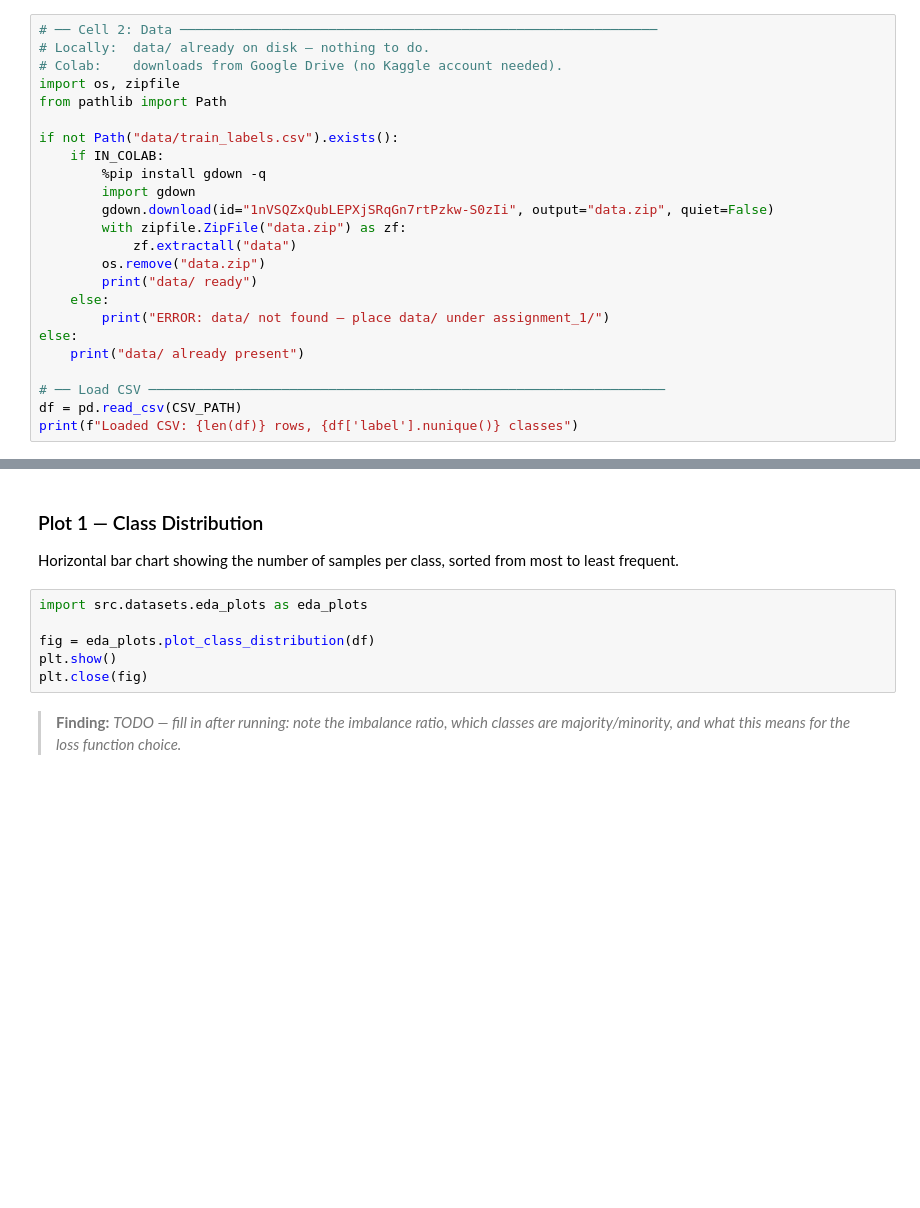
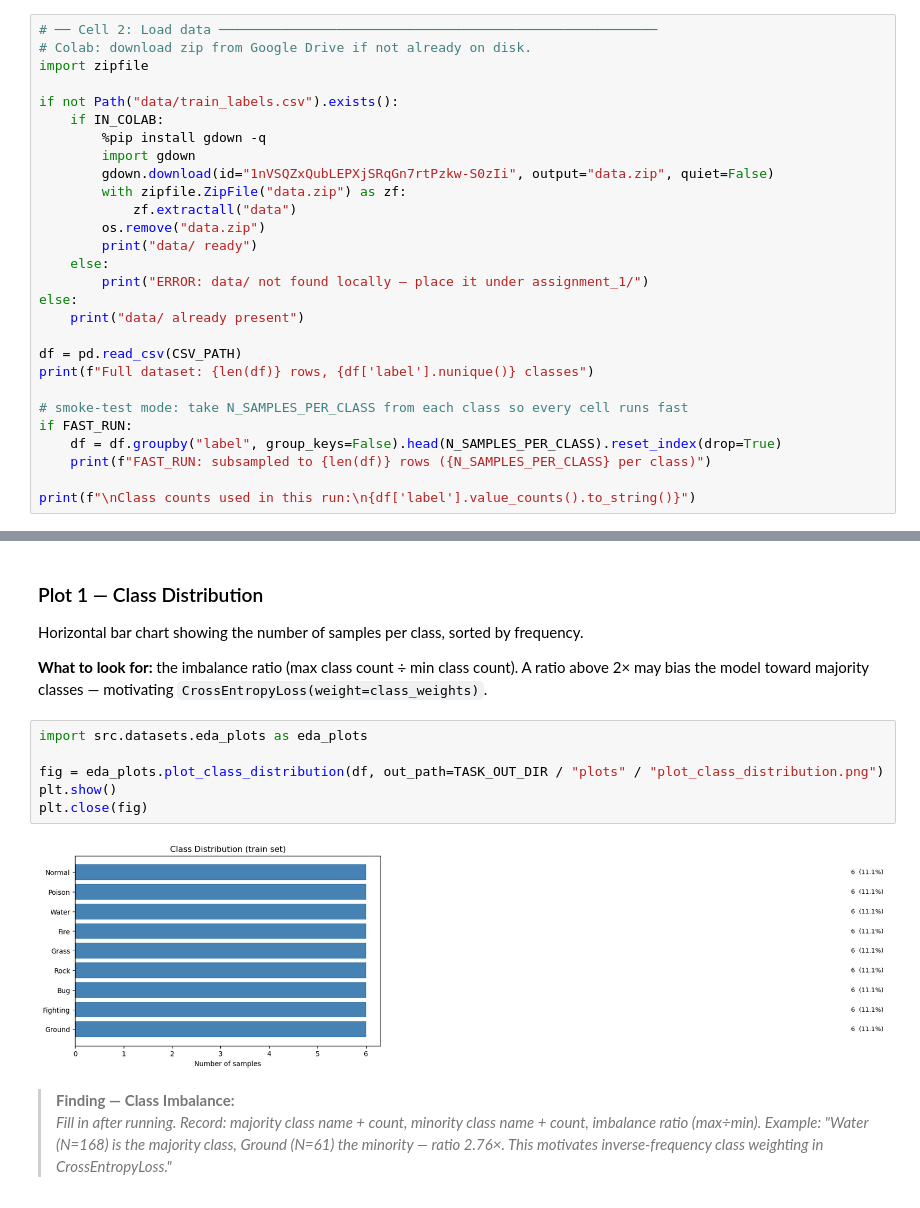
Before and after one commit to fmssilva/DL_Proj, a Jupyter notebook: assignment_1/task1/notebook.ipynb, the cells around one changed output, grey strips where cells are left out. Drawn from its saved outputs; the diff is of its cells as text; blank space fills up the shorter version.

Commit message:
notebook better implemented for tasks needed

```diff
--- a/assignment_1/task1/notebook.ipynb
+++ b/assignment_1/task1/notebook.ipynb
@@ -71,9 +104,7 @@ Ready: c:\Users\franc\OneDrive\Nossa_Pasta_2\5. Universidade\Cadeiras\DL\DL_Proj
 # %%
-# ── Cell 2: Data ─────────────────────────────────────────────────────────────
-# Locally:  data/ already on disk — nothing to do.
-# Colab:    downloads from Google Drive (no Kaggle account needed).
-import os, zipfile
-from pathlib import Path
+# ── Cell 2: Load data ────────────────────────────────────────────────────────
+# Colab: download zip from Google Drive if not already on disk.
+import zipfile
 
 if not Path("data/train_labels.csv").exists():
     if IN_COLAB:
@@ -85,11 +116,17 @@ if not Path("data/train_labels.csv").exists():
         os.remove("data.zip")
         print("data/ ready")
     else:
-        print("ERROR: data/ not found — place data/ under assignment_1/")
+        print("ERROR: data/ not found locally — place it under assignment_1/")
 else:
     print("data/ already present")
 
-# ── Load CSV ──────────────────────────────────────────────────────────────────
 df = pd.read_csv(CSV_PATH)
-print(f"Loaded CSV: {len(df)} rows, {df['label'].nunique()} classes")
+print(f"Full dataset: {len(df)} rows, {df['label'].nunique()} classes")
+
+# smoke-test mode: take N_SAMPLES_PER_CLASS from each class so every cell runs fast
+if FAST_RUN:
+    df = df.groupby("label", group_keys=False).head(N_SAMPLES_PER_CLASS).reset_index(drop=True)
+    print(f"FAST_RUN: subsampled to {len(df)} rows ({N_SAMPLES_PER_CLASS} per class)")
+
+print(f"\nClass counts used in this run:\n{df['label'].value_counts().to_string()}")
 # %% [output]
@@ -121,15 +195,20 @@ print(f"Result: {valid} valid, {invalid} invalid")
 # %% [markdown]
 ### Plot 1 — Class Distribution
 
-Horizontal bar chart showing the number of samples per class, sorted from most to least frequent.
+Horizontal bar chart showing the number of samples per class, sorted by frequency.
+
+**What to look for:** the imbalance ratio (max class count ÷ min class count). A ratio above 2× may bias the model toward majority classes — motivating `CrossEntropyLoss(weight=class_weights)`.
 # %%
 import src.datasets.eda_plots as eda_plots
 
-fig = eda_plots.plot_class_distribution(df)
+fig = eda_plots.plot_class_distribution(df, out_path=TASK_OUT_DIR / "plots" / "plot_class_distribution.png")
 plt.show()
 plt.close(fig)
+# %% [output]
+[figure, added]
 # %% [markdown]
-> **Finding:** _TODO — fill in after running: note the imbalance ratio, which classes are majority/minority, and what this means for the loss function choice._
+> **Finding — Class Imbalance:**
+> _Fill in after running. Record: majority class name + count, minority class name + count, imbalance ratio (max÷min). Example: "Water (N=168) is the majority class, Ground (N=61) the minority — ratio 2.76×. This motivates inverse-frequency class weighting in CrossEntropyLoss."_
 # %% [markdown]
 ### Plot 2 — Sample Images per Class
 
```
Also changed, not shown: parts of 28 cells of this notebook, 9 other files.
